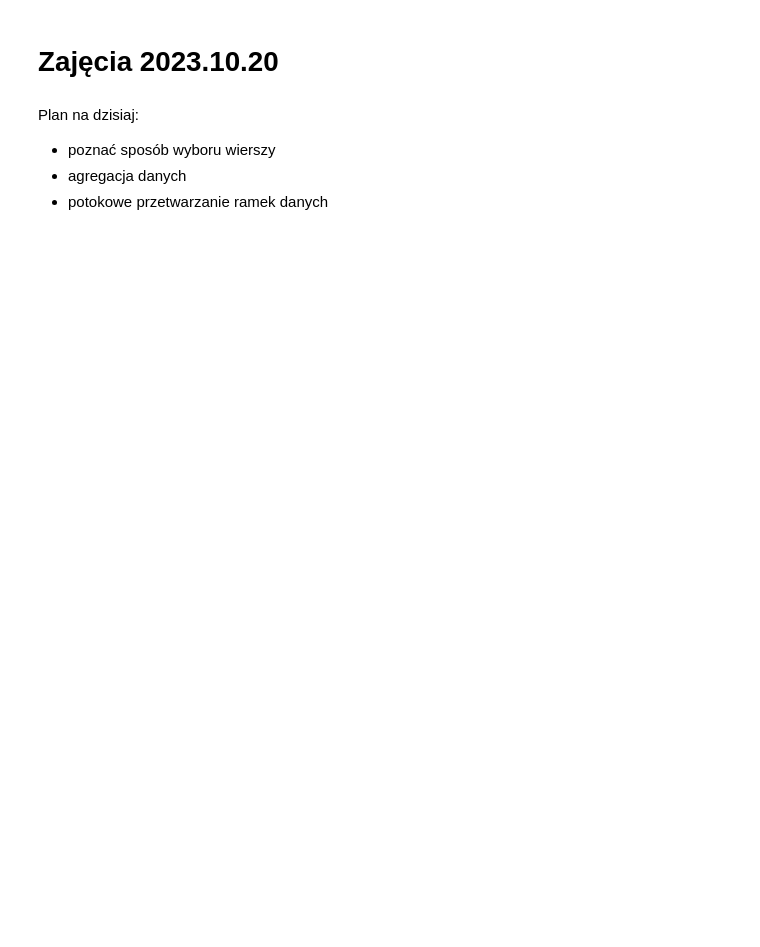
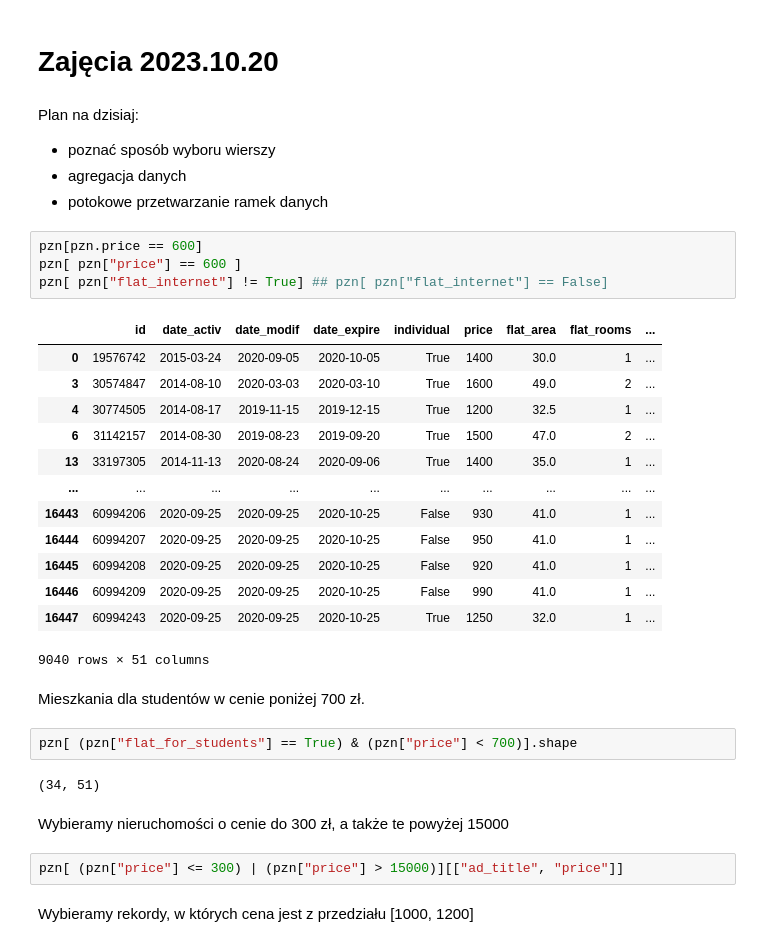
Before and after one commit to DepartmentOfStatisticsPUE/air-2024, a Jupyter notebook: notebooks/1_processing.ipynb, the cells around one changed output. Drawn from its saved outputs; the diff is of its cells as text; blank space fills up the shorter version.

```diff
--- a/notebooks/1_processing.ipynb
+++ b/notebooks/1_processing.ipynb
@@ -13,3 +21,33 @@ Plan na dzisiaj:
 - poznać sposób wyboru wierszy
 - agregacja danych
 - potokowe przetwarzanie ramek danych
+# %%
+pzn[pzn.price == 600]
+pzn[ pzn["price"] == 600 ]
+pzn[ pzn["flat_internet"] != True] ## pzn[ pzn["flat_internet"] == False]
+# %% [output]
+|  | id | date_activ | date_modif | date_expire | individual | price | flat_area | flat_rooms | ... |
+| 0 | 19576742 | 2015-03-24 | 2020-09-05 | 2020-10-05 | True | 1400 | 30.0 | 1 | ... |
+| 3 | 30574847 | 2014-08-10 | 2020-03-03 | 2020-03-10 | True | 1600 | 49.0 | 2 | ... |
+| 4 | 30774505 | 2014-08-17 | 2019-11-15 | 2019-12-15 | True | 1200 | 32.5 | 1 | ... |
+| 6 | 31142157 | 2014-08-30 | 2019-08-23 | 2019-09-20 | True | 1500 | 47.0 | 2 | ... |
+| 13 | 33197305 | 2014-11-13 | 2020-08-24 | 2020-09-06 | True | 1400 | 35.0 | 1 | ... |
+| ... | ... | ... | ... | ... | ... | ... | ... | ... | ... |
+| 16443 | 60994206 | 2020-09-25 | 2020-09-25 | 2020-10-25 | False | 930 | 41.0 | 1 | ... |
+| 16444 | 60994207 | 2020-09-25 | 2020-09-25 | 2020-10-25 | False | 950 | 41.0 | 1 | ... |
+| 16445 | 60994208 | 2020-09-25 | 2020-09-25 | 2020-10-25 | False | 920 | 41.0 | 1 | ... |
+| 16446 | 60994209 | 2020-09-25 | 2020-09-25 | 2020-10-25 | False | 990 | 41.0 | 1 | ... |
+| 16447 | 60994243 | 2020-09-25 | 2020-09-25 | 2020-10-25 | True | 1250 | 32.0 | 1 | ... |
+9040 rows × 51 columns
+# %% [markdown]
+Mieszkania dla studentów w cenie poniżej 700 zł.
+# %%
+pzn[ (pzn["flat_for_students"] == True) & (pzn["price"] < 700)].shape
+# %% [output]
+(34, 51)
+# %% [markdown]
+Wybieramy nieruchomości o cenie do 300 zł, a także te powyżej 15000
+# %%
+pzn[ (pzn["price"] <= 300) | (pzn["price"] > 15000)][["ad_title", "price"]]
+# %% [markdown]
+Wybieramy rekordy, w których cena jest z przedziału [1000, 1200]
```
Also changed, not shown: parts of 21 cells of this notebook.
